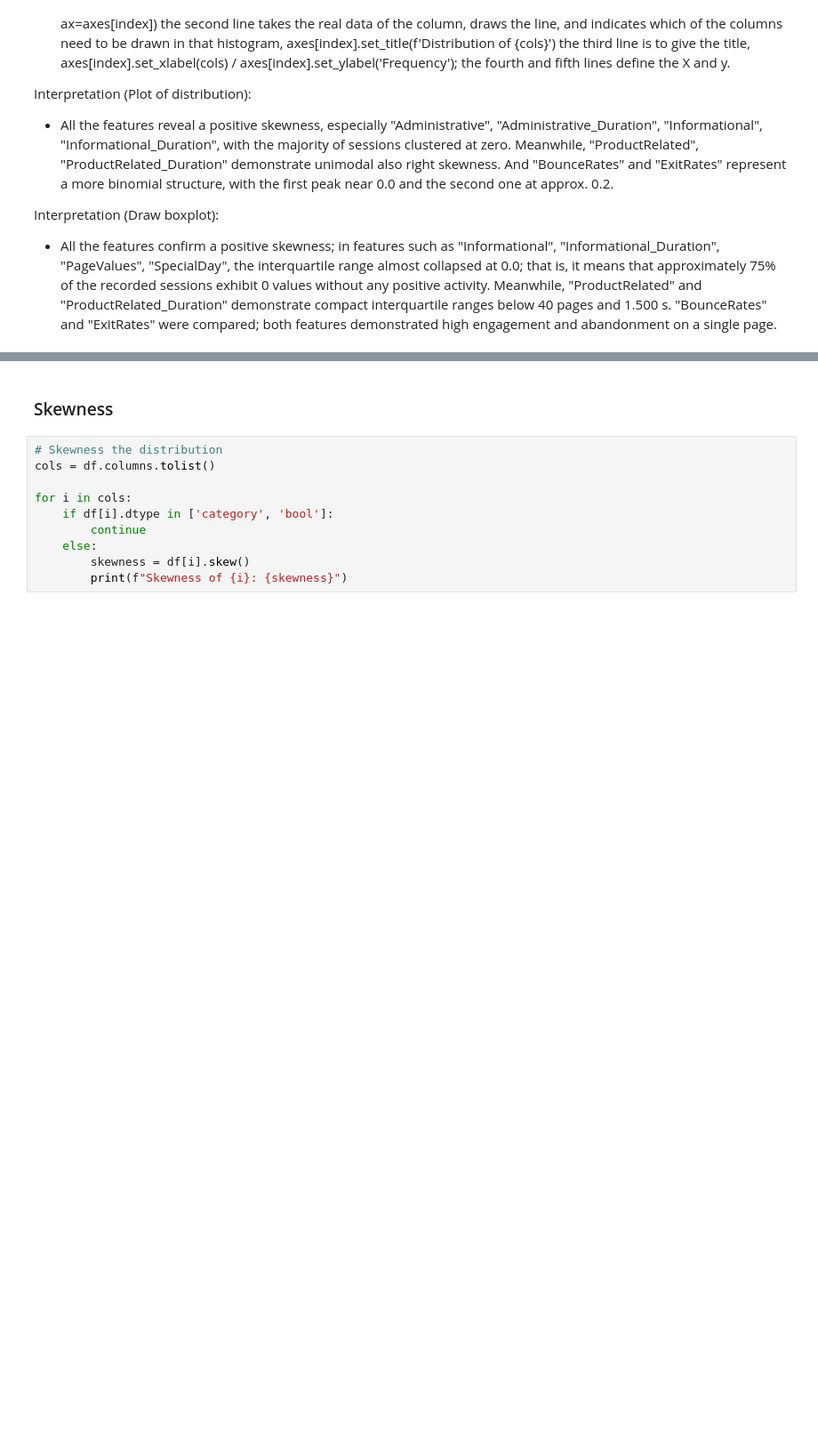
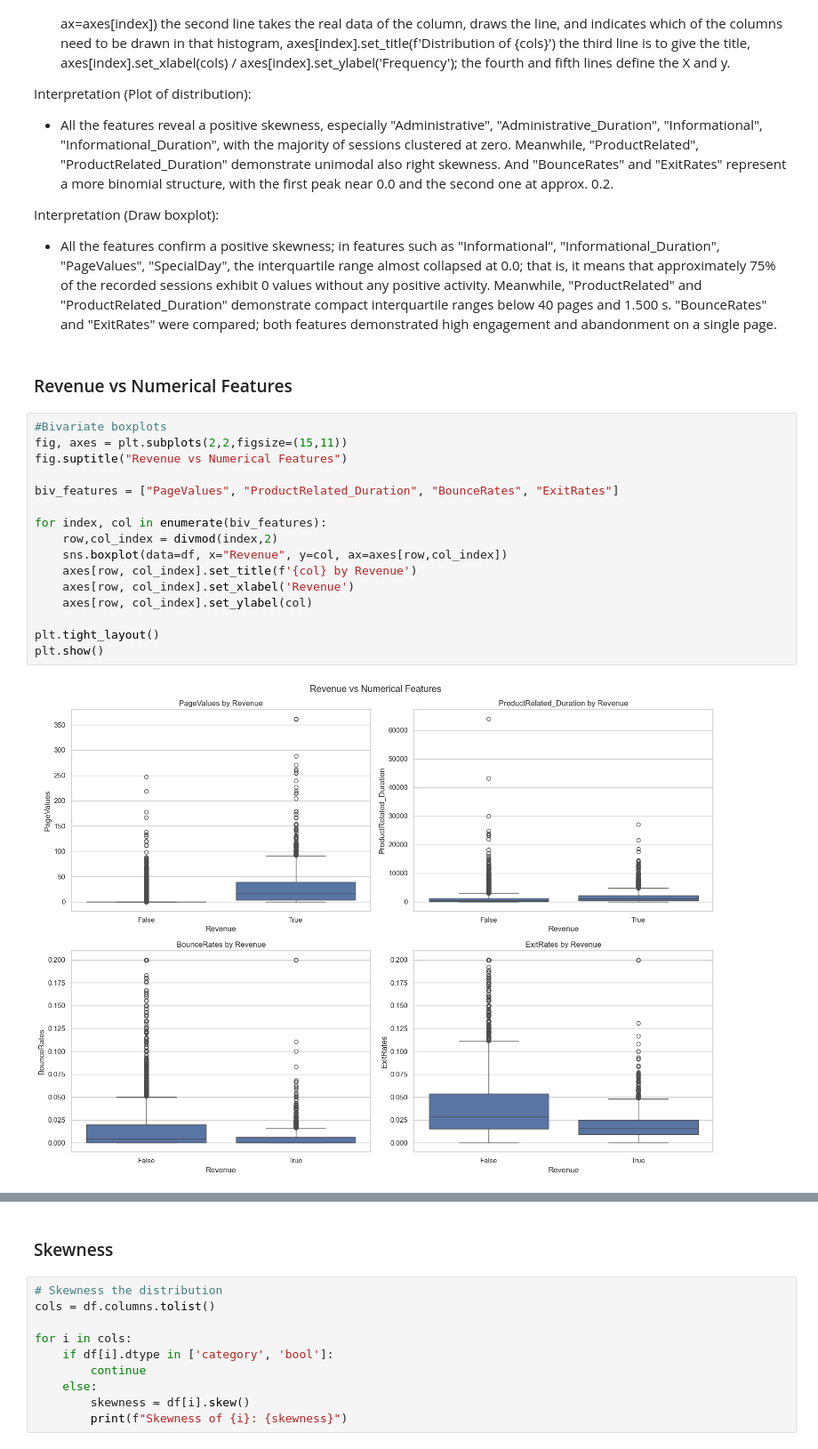
Before and after one commit to 2026362-Silvia/Statistic, a Jupyter notebook: 2nd Assessment/2026362_SilviaSolanoMarchini_Statistic_2ndAssesment.ipynb, the cells around one changed output, grey strips where cells are left out. Shown at 89% size. Cells and saved outputs as stored; diff of their text form; blank space fills up the shorter version.

```diff
--- a/2nd Assessment/2026362_SilviaSolanoMarchini_Statistic_2ndAssesment.ipynb
+++ b/2nd Assessment/2026362_SilviaSolanoMarchini_Statistic_2ndAssesment.ipynb
@@ -305,3 +305,23 @@ Interpretation (Plot of distribution):
 
 Interpretation (Draw boxplot):
 - All the features confirm a positive skewness; in features such as "Informational", "Informational_Duration", "PageValues", "SpecialDay", the interquartile range almost collapsed at 0.0; that is, it means that approximately 75% of the recorded sessions exhibit 0 values without any positive activity. Meanwhile, "ProductRelated" and "ProductRelated_Duration" demonstrate compact interquartile ranges below 40 pages and 1.500 s. "BounceRates" and "ExitRates" were compared; both features demonstrated high engagement and abandonment on a single page.
+# %% [markdown]
+### Revenue vs Numerical Features
+# %%
+#Bivariate boxplots
+fig, axes = plt.subplots(2,2,figsize=(15,11))
+fig.suptitle("Revenue vs Numerical Features")
+
+biv_features = ["PageValues", "ProductRelated_Duration", "BounceRates", "ExitRates"]
+
+for index, col in enumerate(biv_features):
+    row,col_index = divmod(index,2)
+    sns.boxplot(data=df, x="Revenue", y=col, ax=axes[row,col_index])
+    axes[row, col_index].set_title(f'{col} by Revenue')
+    axes[row, col_index].set_xlabel('Revenue')
+    axes[row, col_index].set_ylabel(col)
+
+plt.tight_layout()
+plt.show()
+# %% [output]
+[figure, added]
```
Also changed, not shown: parts of 13 cells of this notebook, 1 other file.
